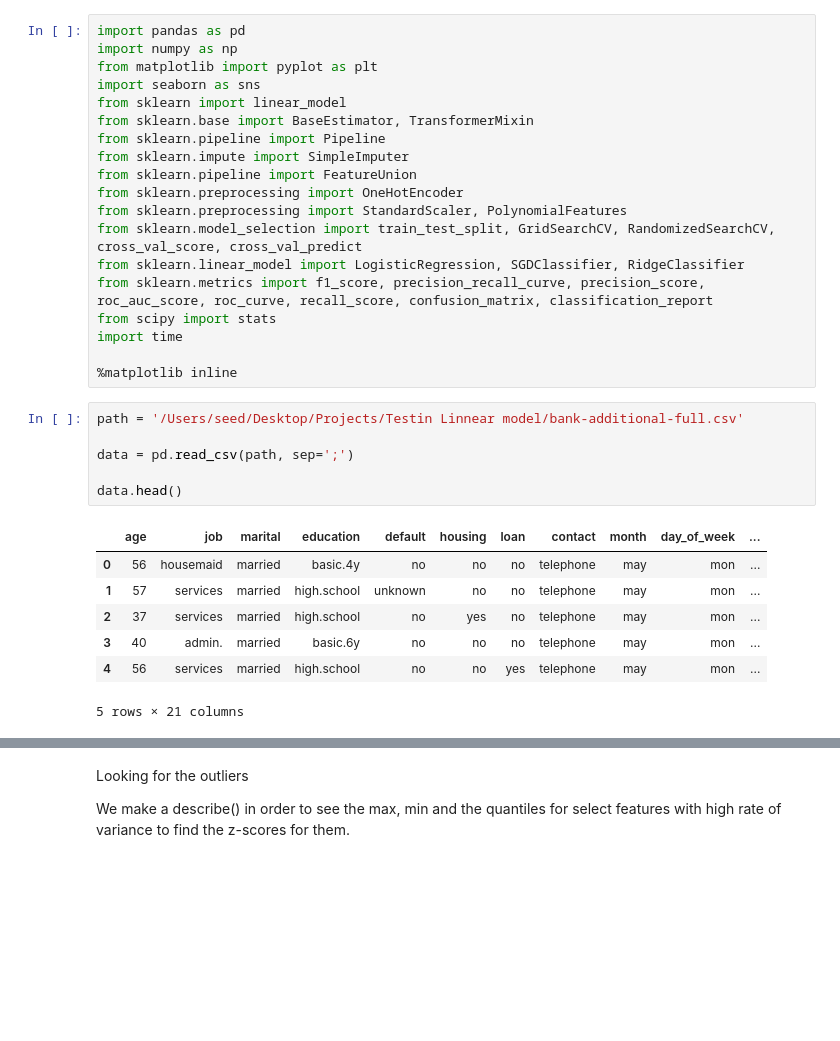
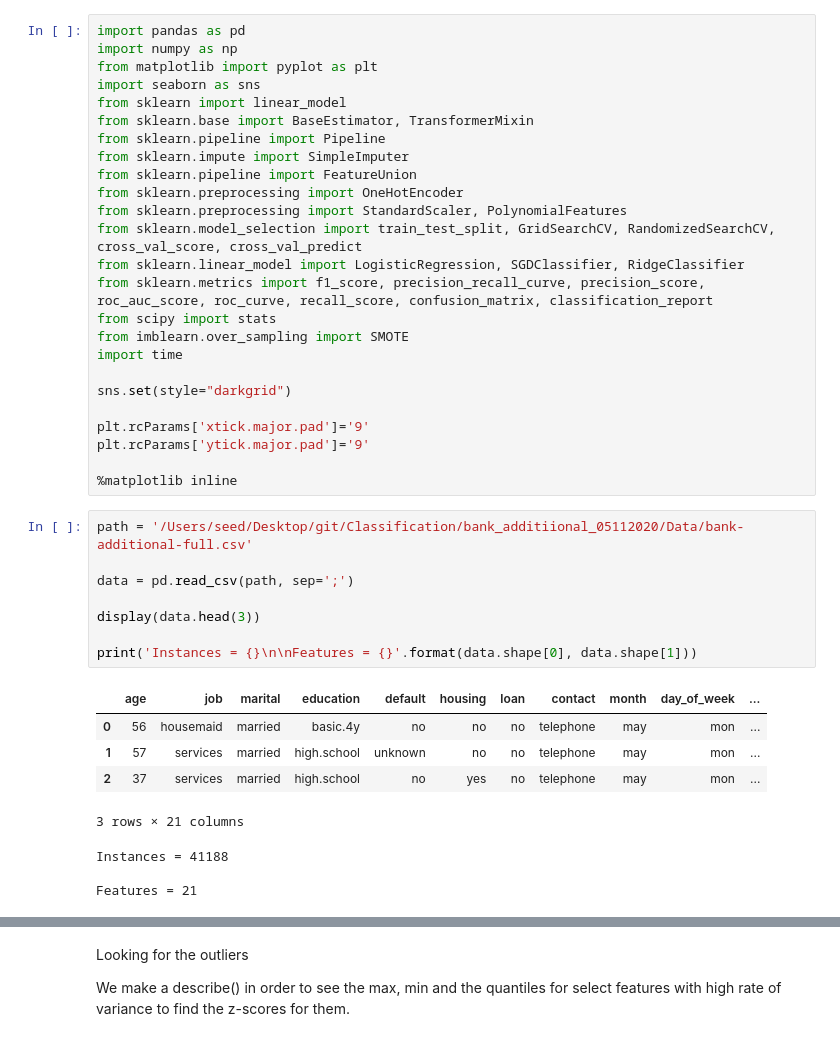
Before and after one commit to 5percenter/Classification, a Jupyter notebook: bank_additiional_05112020/bank-additional.ipynb, the cells around one changed output, grey strips where cells are left out. Drawn from its saved outputs; the diff is of its cells as text; blank space fills up the shorter version.

```diff
--- a/bank_additiional_05112020/bank-additional.ipynb
+++ b/bank_additiional_05112020/bank-additional.ipynb
@@ -14,23 +14,32 @@ from sklearn.model_selection import train_test_split, GridSearchCV, RandomizedSe
 from sklearn.linear_model import LogisticRegression, SGDClassifier, RidgeClassifier
 from sklearn.metrics import f1_score, precision_recall_curve, precision_score, roc_auc_score, roc_curve, recall_score, confusion_matrix, classification_report
 from scipy import stats
+from imblearn.over_sampling import SMOTE
 import time
 
+sns.set(style="darkgrid")
+
+plt.rcParams['xtick.major.pad']='9'
+plt.rcParams['ytick.major.pad']='9'
+
 %matplotlib inline
 # %%
-path = '/Users/seed/Desktop/Projects/Testin Linnear model/bank-additional-full.csv'
+path = '/Users/seed/Desktop/git/Classification/bank_additiional_05112020/Data/bank-additional-full.csv'
 
 data = pd.read_csv(path, sep=';')
 
-data.head()
+display(data.head(3))
+
+print('Instances = {}\n\nFeatures = {}'.format(data.shape[0], data.shape[1]))
 # %% [output]
 |  | age | job | marital | education | default | housing | loan | contact | month | day_of_week | ... |
 | 0 | 56 | housemaid | married | basic.4y | no | no | no | telephone | may | mon | ... |
 | 1 | 57 | services | married | high.school | unknown | no | no | telephone | may | mon | ... |
 | 2 | 37 | services | married | high.school | no | yes | no | telephone | may | mon | ... |
-| 3 | 40 | admin. | married | basic.6y | no | no | no | telephone | may | mon | ... |
-| 4 | 56 | services | married | high.school | no | no | yes | telephone | may | mon | ... |
-5 rows × 21 columns
+3 rows × 21 columns
+Instances = 41188
+
+Features = 21
 # %%
 data.info()
 # %% [output]
```
Also changed, not shown: parts of 56 cells of this notebook, 1 other file.
